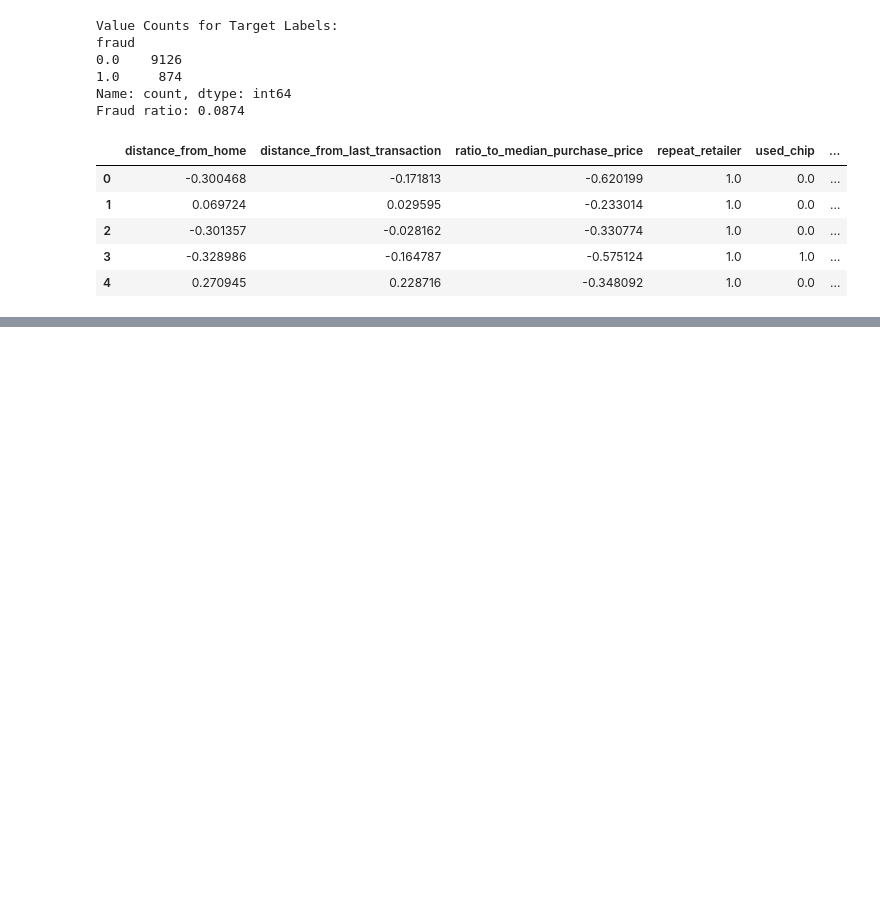
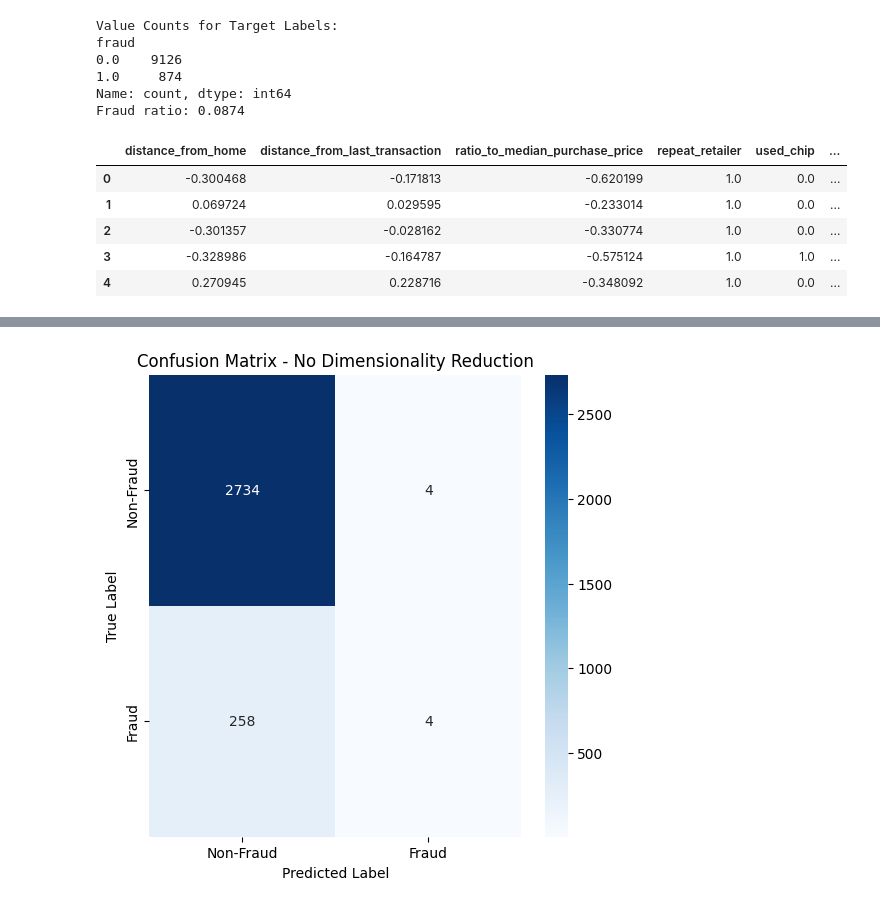
Before and after one commit to rrangelvargas/INM701, a Jupyter notebook: src/mainben.ipynb, the cells around one changed output, grey strips where cells are left out. Drawn from its saved outputs; the diff is of its cells as text; code cells hidden in the pictures; blank space fills up the shorter version.

Commit message:
GMM model complete with conclusions

```diff
--- a/src/mainben.ipynb
+++ b/src/mainben.ipynb
@@ -360,16 +196,0 @@ plt.show()
-# %%
-import matplotlib.pyplot as plt
-import seaborn as sns
-
-# Visualize validation data in 2D PCA space
-X_val_2d = PCA(n_components=2).fit_transform(X_val)
-results_df['PC1'] = X_val_2d[:, 0]
-results_df['PC2'] = X_val_2d[:, 1]
-
-plt.figure(figsize=(10, 6))
-sns.scatterplot(data=results_df, x='PC1', y='PC2', hue='Actual', style='Cluster', palette='Set1')
-plt.title(f"Clusters and Fraud/Non-Fraud Distribution in Fold {fold + 1}")
-plt.xlabel("Principal Component 1")
-plt.ylabel("Principal Component 2")
-plt.legend()
-plt.show()
@@ -377,0 +515,69 @@ plt.show()
+# %%
+from sklearn.model_selection import train_test_split
+
+# split the dataset into training and testing sets
+X_train, X_test, y_train, y_test = train_test_split(
+    X_scaled, y, test_size=0.3, random_state=42, stratify=y
+)
+
+# evaluate each testing function based on a different dimensional reduction
+def evaluate_on_test_set(X_train, y_train, X_test, y_test, method=None):
+    if method == "PCA":
+        reducer = PCA(n_components=best_pca_threshold)
+        X_train = reducer.fit_transform(X_train)
+        X_test = reducer.transform(X_test)
+        n_clusters = best_pca_clusters
+    elif method == "t-SNE":
+        reducer = TSNE(n_components=2, perplexity=best_tsne_perplexity, random_state=42, learning_rate=200)
+        X_train = reducer.fit_transform(X_train)
+        X_test = reducer.fit_transform(X_test)
+        n_clusters = best_tsne_clusters
+    elif method is None:
+        n_clusters = 2
+    else:
+        raise ValueError("Invalid dimensionality reduction method")
+
+    smote = SMOTE(random_state=42)
+    X_train_smote, y_train_smote = smote.fit_resample(X_train, y_train)
+
+    gmm = GaussianMixture(n_components=n_clusters, n_init=50, covariance_type='tied', random_state=42)
+    gmm.fit(X_train_smote)
+    test_clusters = gmm.predict(X_test)
+
+    results_df = pd.DataFrame({'Cluster': test_clusters, 'Actual': y_test})
+    cluster_label_mapping = pd.crosstab(results_df['Cluster'], results_df['Actual'])
+    cluster_to_label = {
+        cluster: 1.0 if (cluster_label_mapping.loc[cluster, 1.0] / cluster_label_mapping.loc[cluster].sum()) > original_fraud_ratio else 0.0
+        for cluster in cluster_label_mapping.index
+    }
+    mapped_test_clusters = [cluster_to_label[cluster] for cluster in test_clusters]
+    cm = confusion_matrix(y_test, mapped_test_clusters)
+
+    return cm, X_test, test_clusters
+
+# evaluate test sets and store results
+methods = ["No Dimensionality Reduction", "PCA", "t-SNE"]
+test_conf_matrices = {}
+reduced_test_sets = {}
+test_clusters_results = {}
+
+for method in methods:
+    if method == "No Dimensionality Reduction":
+        cm, _, _ = evaluate_on_test_set(X_train, y_train, X_test, y_test, method=None)
+    else:
+        cm, X_test_reduced, test_clusters = evaluate_on_test_set(X_train, y_train, X_test, y_test, method)
+        reduced_test_sets[method] = X_test_reduced
+        test_clusters_results[method] = test_clusters
+
+    test_conf_matrices[method] = cm  # store confusion matrices
+
+# generate heatmaps for the confusion matrices
+for method, cm in test_conf_matrices.items():
+    plt.figure(figsize=(6, 6))
+    sns.heatmap(cm, annot=True, fmt='d', cmap='Blues', xticklabels=["Non-Fraud", "Fraud"], yticklabels=["Non-Fraud", "Fraud"])
+    plt.title(f"Confusion Matrix - {method}")
+    plt.ylabel("True Label")
+    plt.xlabel("Predicted Label")
+    plt.show()
+# %% [output]
+[figure, added]
```
Also changed, not shown: parts of 22 cells of this notebook.
